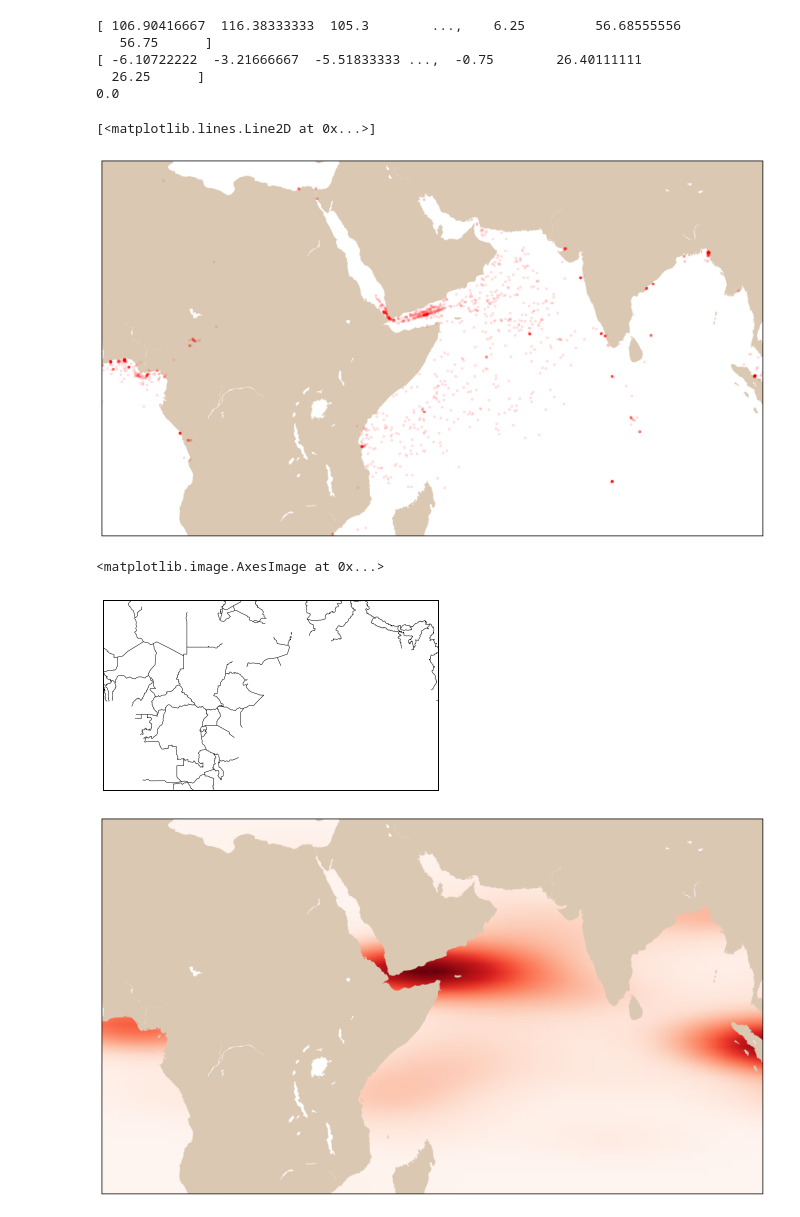
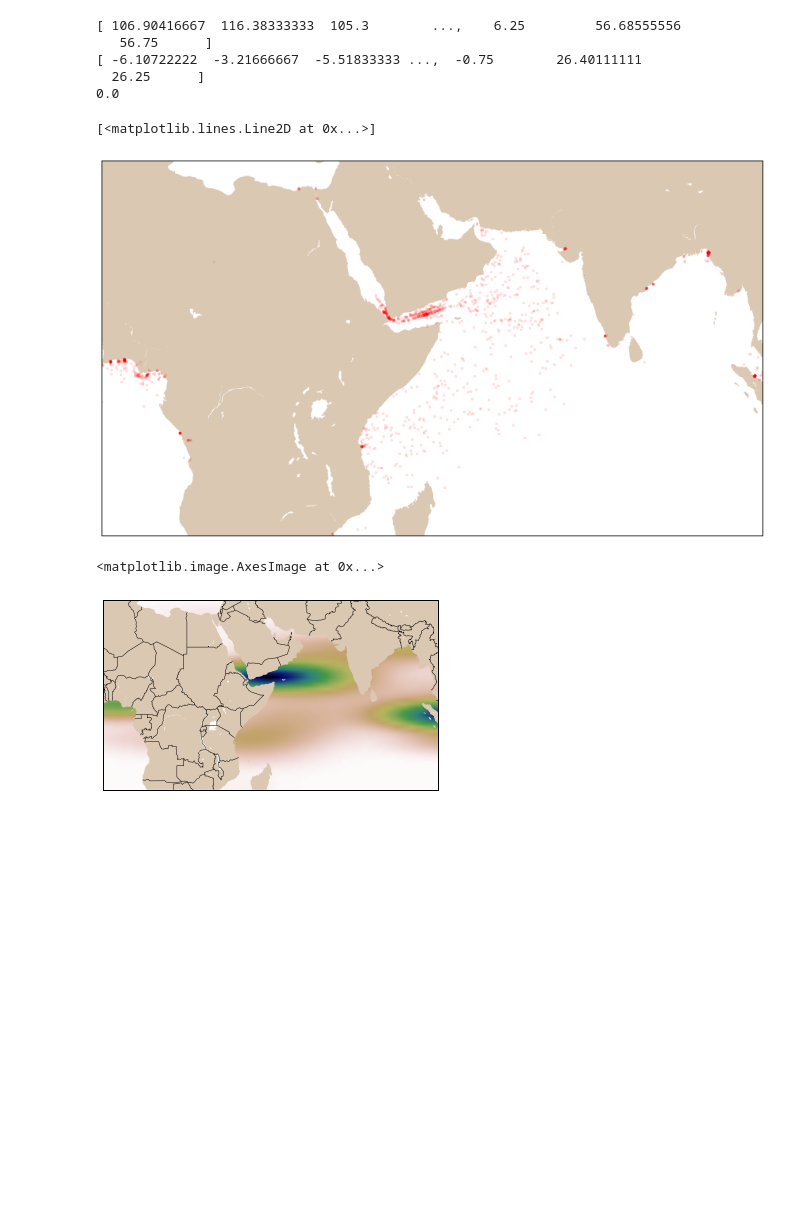
Before and after one commit to ifrebault/PiracyAttackPrediction, a Jupyter notebook: density_2.ipynb, the cells around one changed output. Drawn from its saved outputs; the diff is of its cells as text; code cells hidden in the pictures; blank space fills up the shorter version.

```diff
--- a/density_2.ipynb
+++ b/density_2.ipynb
@@ -251,11 +255,11 @@ plt.show()
 # %%
 #https://books.google.fr/books?id=yZafBAAAQBAJ&pg=PT478&lpg=PT478&dq=python+gaussian_kde+map&source=bl&ots=vVm9VRKTN3&sig=qzjhWInQId6bDJJyisCqHexDL0w&hl=fr&sa=X&ved=0ahUKEwiLovHJmeHLAhUJtxoKHfW6CyQQ6AEISzAG#v=onepage&q=python%20gaussian_kde%20map&f=false
 # %%
-xl = pd.ExcelFile("./data/donneesBrutesPirateriesLatLon.xlsx")
-train = xl.parse("Sheet1")
+df = pd.read_csv('./data/donneesBrutesPirateriesLatLon.csv',sep=';')
+
 #train.head()
-lons=train.longitude.values.T
-lats=train.latitude.values.T
+lons=df.longitude.values.T
+lats=df.latitude.values.T
 # %%
 print lons
 print lats
@@ -281,7 +285,7 @@ m.fillcontinents(color="#dbc8b2")
 m.plot(xm,ym,'.r',alpha=0.1)
 # %% [output]
 [<matplotlib.lines.Line2D at 0x...>]
-[figure, old version]
+[figure, new version]
 # %%
 h = np.vstack((xm, ym))
 kde = stats.gaussian_kde(h)
@@ -292,10 +296,9 @@ tx, ty = np.meshgrid(np.linspace(x0,x1,2*k),np.linspace(y0,y1,k))
 v=kde(np.vstack((tx.ravel(),ty.ravel()))).reshape((k,2*k))
 # %%
 m.drawcountries()
-plt.figure(figsize=(15,10))
+#plt.figure(figsize=(15,10))
 m.fillcontinents(color="#dbc8b2")
-m.imshow(v,origin='lower',extent=[x0,x1,y0,y1],cmap=plt.get_cmap('Reds'))
+m.imshow(v,origin='lower',extent=[x0,x1,y0,y1],cmap=plt.cm.gist_earth_r)
 # %% [output]
 <matplotlib.image.AxesImage at 0x...>
-[figure, old version]
+[figure, new version]
-[figure, removed]
```
Also changed, not shown: parts of 7 cells of this notebook, 2 other files.
